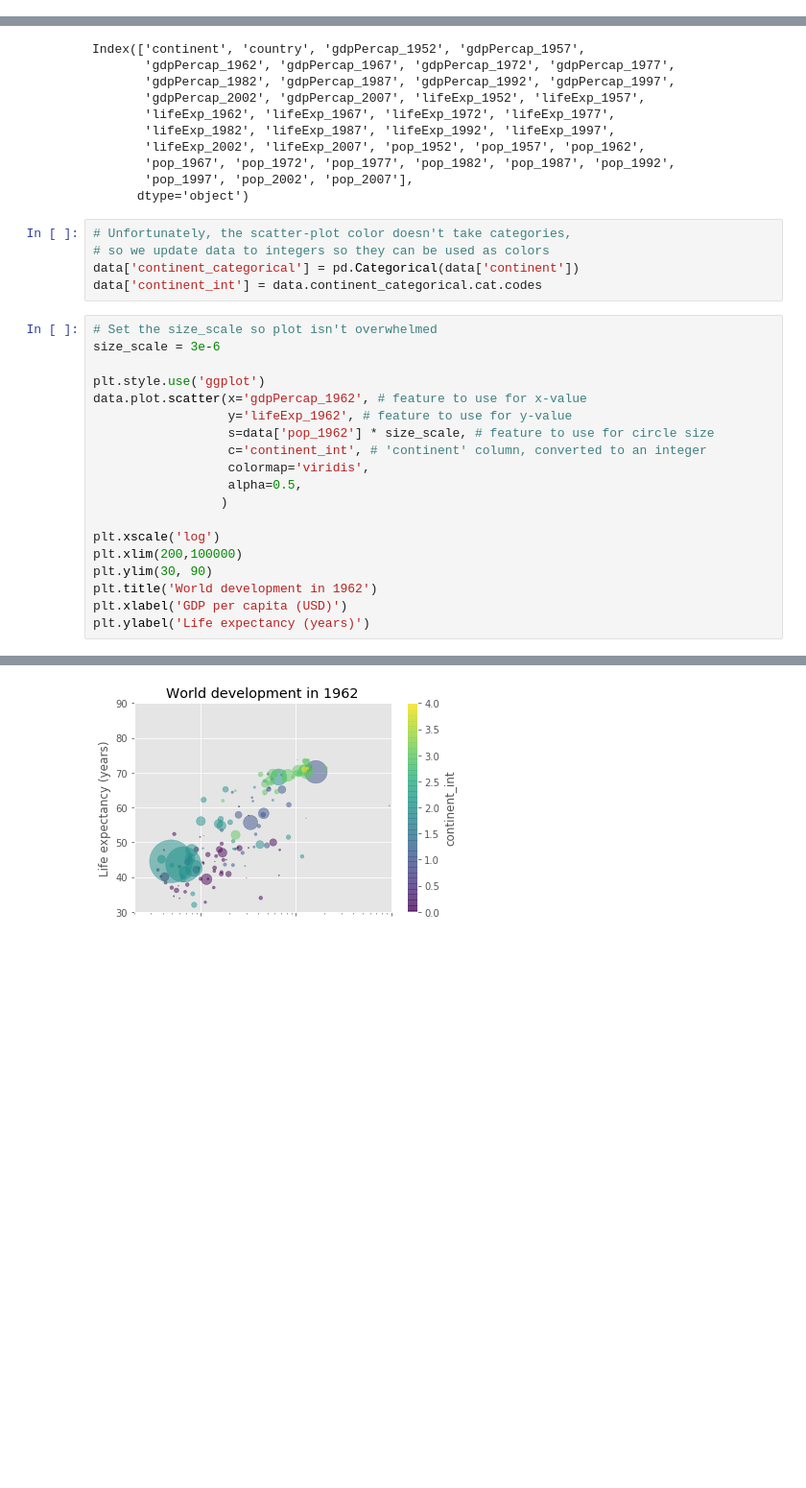
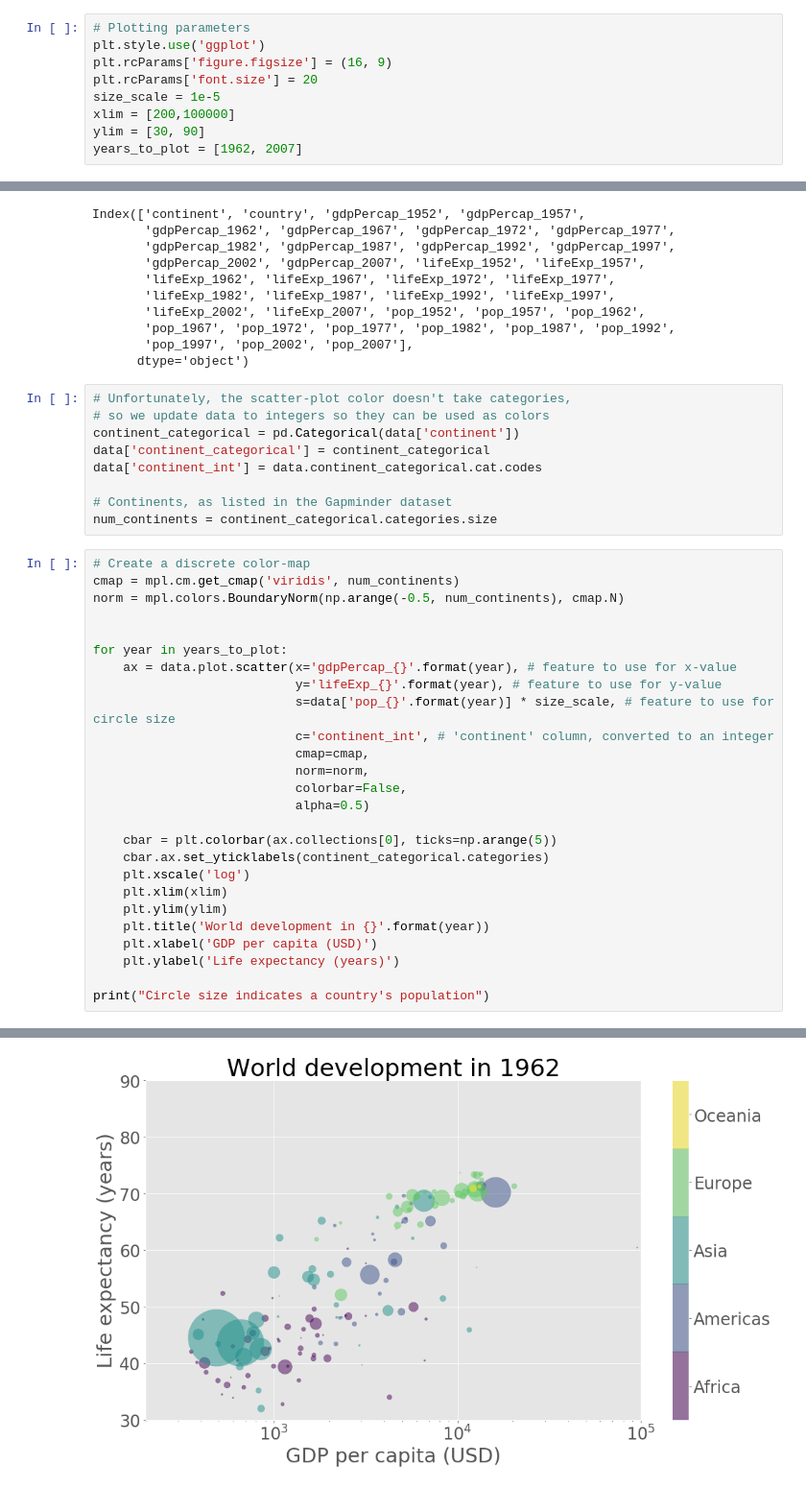
Before and after one commit to charlesbmi/python-examples, a Jupyter notebook: plotting/gapminder.ipynb, the cells around one changed output, grey strips where cells are left out. Shown: that part at 96% size. Cells and saved outputs as stored; diff of their text form; blank space fills up the shorter version.

Commit message:
Add gapminder data and update colorbar

```diff
--- a/plotting/gapminder.ipynb
+++ b/plotting/gapminder.ipynb
@@ -9,3 +10,12 @@ import matplotlib.pyplot as plt
+# %%
+# Plotting parameters
+plt.style.use('ggplot')
+plt.rcParams['figure.figsize'] = (16, 9)
+plt.rcParams['font.size'] = 20
+size_scale = 1e-5
+xlim = [200,100000]
+ylim = [30, 90]
+years_to_plot = [1962, 2007]
 # %%
 # Load entire dataset
 data_file = 'data/gapminder_all.csv'
@@ -25,25 +35,36 @@ Index(['continent', 'country', 'gdpPercap_1952', 'gdpPercap_1957',
 # %%
 # Unfortunately, the scatter-plot color doesn't take categories,
 # so we update data to integers so they can be used as colors
-data['continent_categorical'] = pd.Categorical(data['continent'])
+continent_categorical = pd.Categorical(data['continent'])
+data['continent_categorical'] = continent_categorical
 data['continent_int'] = data.continent_categorical.cat.codes
+
+# Continents, as listed in the Gapminder dataset
+num_continents = continent_categorical.categories.size
 # %%
-# Set the size_scale so plot isn't overwhelmed
-size_scale = 3e-6
+# Create a discrete color-map
+cmap = mpl.cm.get_cmap('viridis', num_continents)
+norm = mpl.colors.BoundaryNorm(np.arange(-0.5, num_continents), cmap.N)
 
-plt.style.use('ggplot')
-data.plot.scatter(x='gdpPercap_1962', # feature to use for x-value
-                  y='lifeExp_1962', # feature to use for y-value
-                  s=data['pop_1962'] * size_scale, # feature to use for circle size
-                  c='continent_int', # 'continent' column, converted to an integer
-                  colormap='viridis',
-                  alpha=0.5,
-                 )
 
-plt.xscale('log')
-plt.xlim(200,100000)
-plt.ylim(30, 90)
-plt.title('World development in 1962')
-plt.xlabel('GDP per capita (USD)')
-plt.ylabel('Life expectancy (years)')
+for year in years_to_plot:
+    ax = data.plot.scatter(x='gdpPercap_{}'.format(year), # feature to use for x-value
+                           y='lifeExp_{}'.format(year), # feature to use for y-value
+                           s=data['pop_{}'.format(year)] * size_scale, # feature to use for circle size
+                           c='continent_int', # 'continent' column, converted to an integer
+                           cmap=cmap,
+                           norm=norm,
+                           colorbar=False,
+                           alpha=0.5)
+
+    cbar = plt.colorbar(ax.collections[0], ticks=np.arange(5))
+    cbar.ax.set_yticklabels(continent_categorical.categories)
+    plt.xscale('log')
+    plt.xlim(xlim)
+    plt.ylim(ylim)
+    plt.title('World development in {}'.format(year))
+    plt.xlabel('GDP per capita (USD)')
+    plt.ylabel('Life expectancy (years)')
+
+print("Circle size indicates a country's population")
 # %% [output]
@@ -51 +72 @@ Text(0, 0.5, 'Life expectancy (years)')
-[figure, old version]
+[figure, new version]
```
Also changed, not shown: parts of 3 cells of this notebook, 1 other file.
